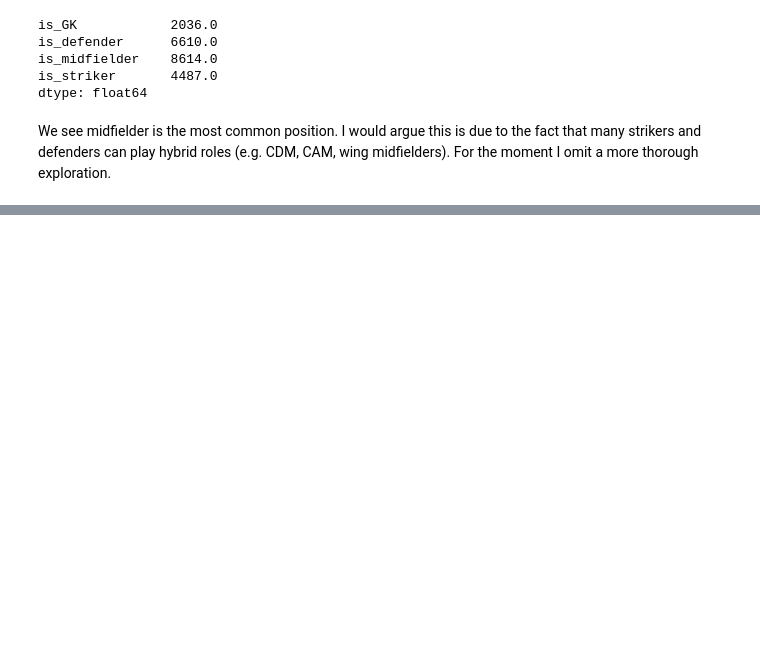
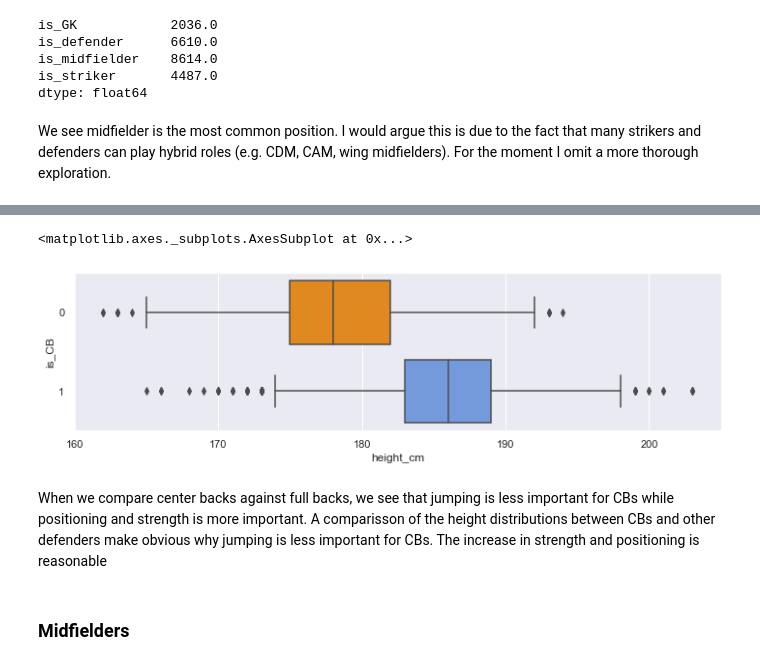
Before and after one commit to matrop/data-science-playground, a Jupyter notebook: fifa_20/notebooks/explanatory_data_analysis.ipynb, the cells around one changed output, grey strips where cells are left out. Cells and saved outputs as stored; diff of their text form; code cells hidden in the pictures; blank space fills up the shorter version.

```diff
--- a/fifa_20/notebooks/explanatory_data_analysis.ipynb
+++ b/fifa_20/notebooks/explanatory_data_analysis.ipynb
@@ -370,0 +420,9 @@ We see midfielder is the most common position. I would argue this is due to the
+# %%
+sns.boxplot(data=df_def, y="is_CB", x="height_cm", orient="h", palette=["DarkOrange", "CornflowerBlue"])
+# %% [output]
+<matplotlib.axes._subplots.AxesSubplot at 0x...>
+[figure, added]
+# %% [markdown]
+When we compare center backs against full backs, we see that jumping is less important for CBs while positioning and strength is more important. A comparisson of the height distributions between CBs and other defenders make obvious why jumping is less important for CBs. The increase in strength and positioning is reasonable
+# %% [markdown]
+### Midfielders
```
Also changed, not shown: parts of 20 cells of this notebook, 1 other file.
